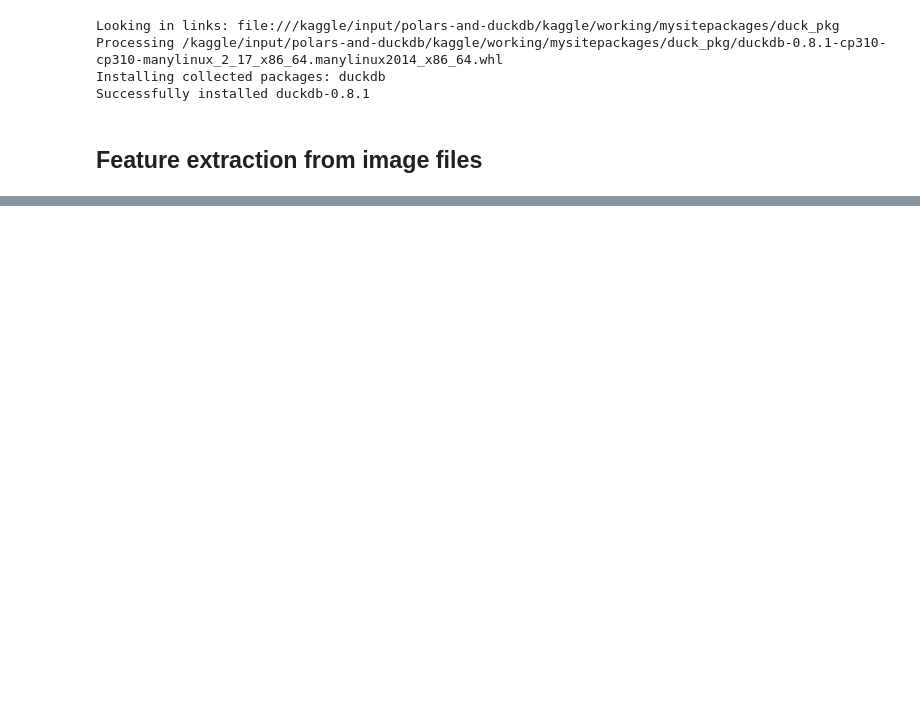
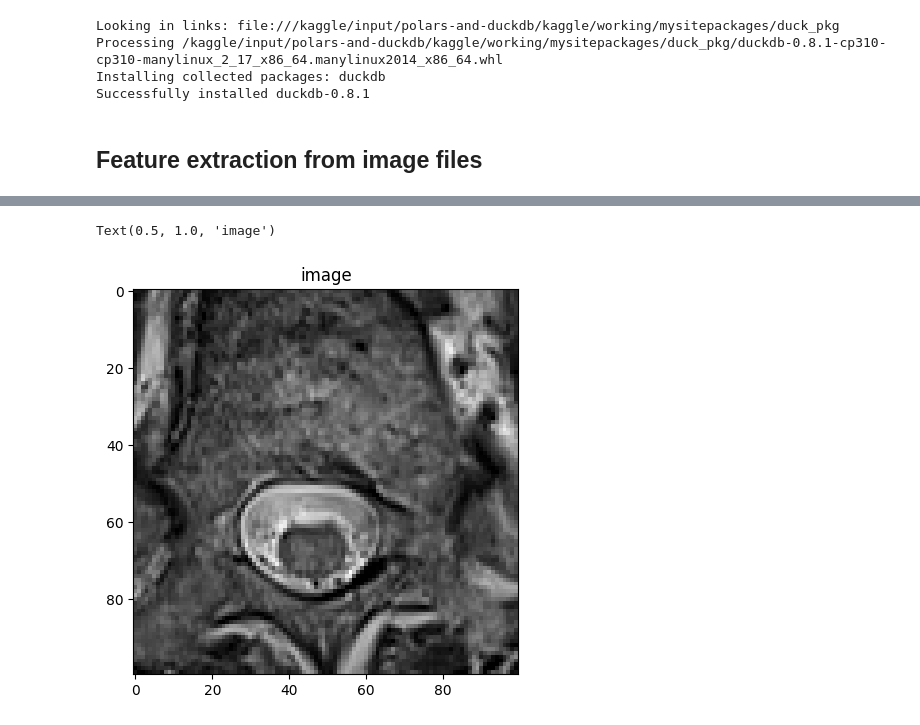
Before and after one commit to sumaniitm/RSNA-2024-Lumbar-Spine-Degenerative-Classification, a Jupyter notebook: feature-extraction-rsna2024-sumaniitm.ipynb, the cells around one changed output, grey strips where cells are left out. Drawn from its saved outputs; the diff is of its cells as text; code cells hidden in the pictures; blank space fills up the shorter version.

Commit message:
Kaggle Notebook | feature_extraction_RSNA2024_sumaniitm | Version 3

```diff
--- a/feature-extraction-rsna2024-sumaniitm.ipynb
+++ b/feature-extraction-rsna2024-sumaniitm.ipynb
@@ -79,0 +104,5 @@ finished dumping features & labels for <_io.BufferedWriter name='right_neural_fo
+# %%
+image_bytes \
+= tf.io.read_file('/kaggle/input/rsna-2024-lumbar-spine-degenerative-classification/train_images/100206310/1012284084/1.dcm')
+
+image = tfio.image.decode_dicom_image(image_bytes, dtype=tf.uint16)
@@ -79,0 +163,9 @@ finished dumping features & labels for <_io.BufferedWriter name='right_neural_fo
+# %%
+cropped_image = tf.image.resize_with_crop_or_pad(image, 100, 100)
+# %%
+fig, axes = plt.subplots(1,1, figsize=(5,5))
+axes.imshow(np.squeeze(cropped_image.numpy()), cmap='gray')
+axes.set_title('image')
+# %% [output]
+Text(0.5, 1.0, 'image')
+[figure, added]
```
Also changed, not shown: parts of 13 cells of this notebook.
